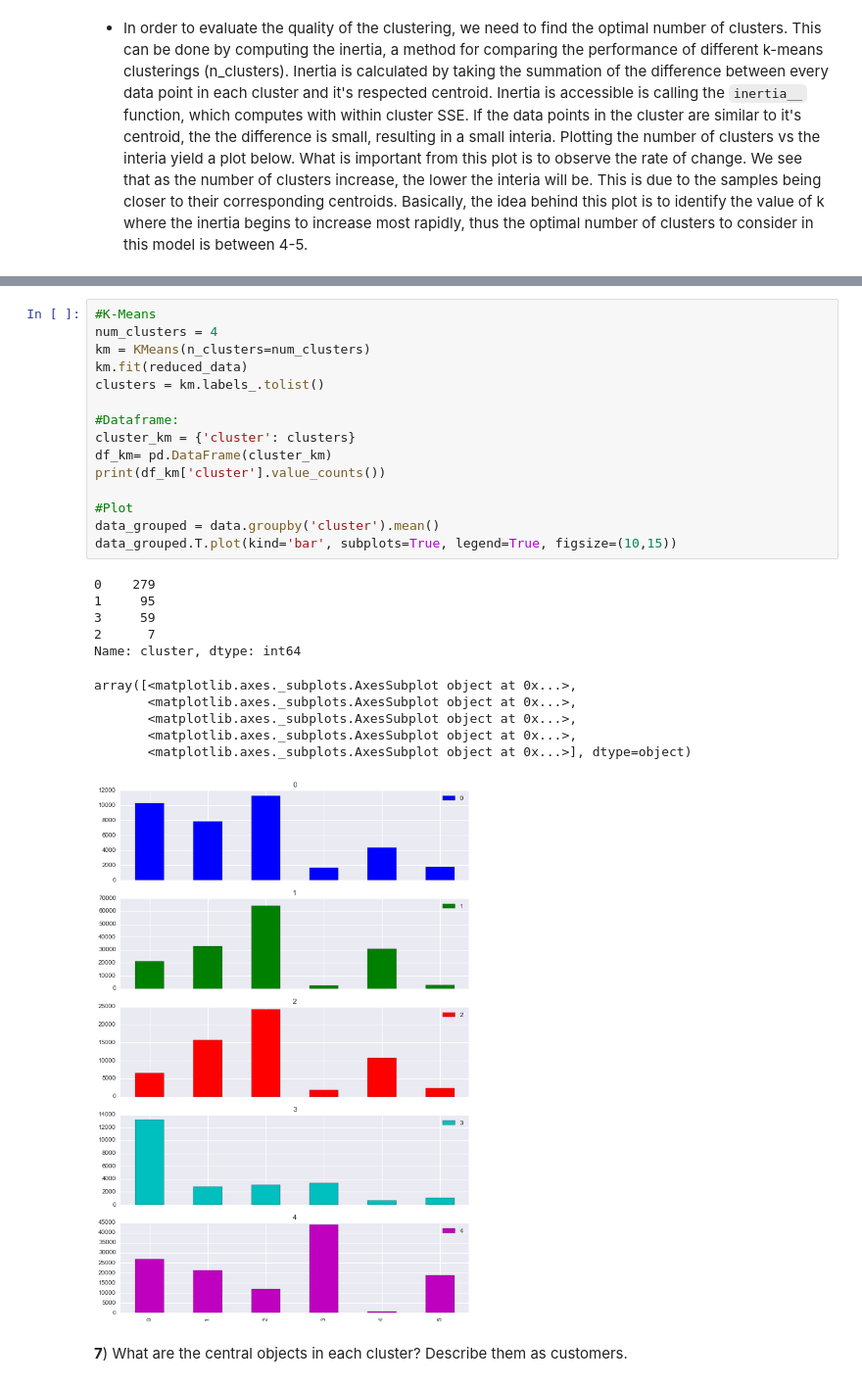
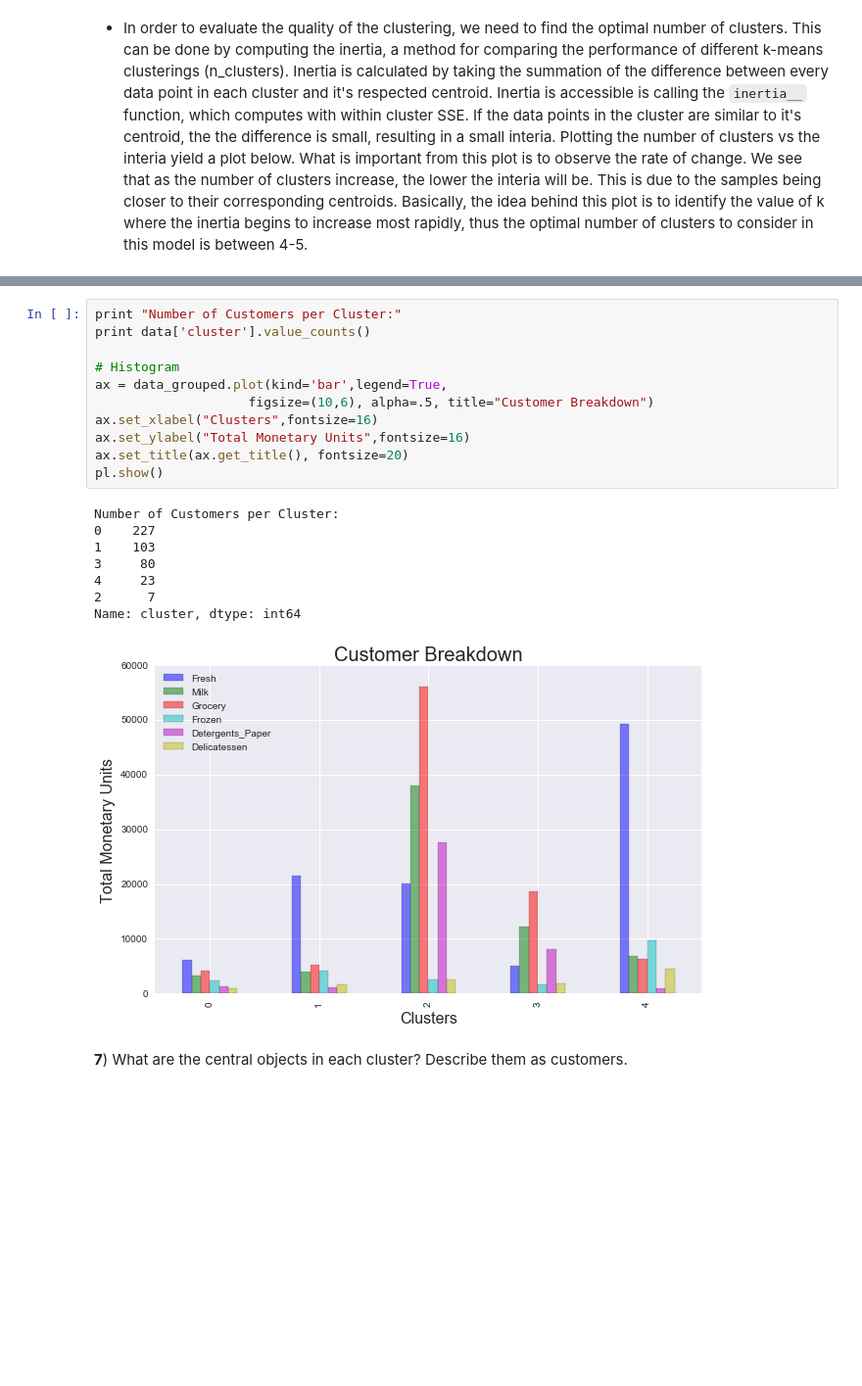
Before and after one commit to Tsmith5151/Customer-Segments, a Jupyter notebook: customer_segments.ipynb, the cells around one changed output, grey strips where cells are left out. Shown at 98% size. Drawn from its saved outputs; the diff is of its cells as text; blank space fills up the shorter version.

```diff
--- a/customer_segments.ipynb
+++ b/customer_segments.ipynb
@@ -471,30 +483,23 @@ cluster_plot()
-# %%
-#K-Means
-num_clusters = 4
-km = KMeans(n_clusters=num_clusters)
-km.fit(reduced_data)
-clusters = km.labels_.tolist()
-
-#Dataframe:
-cluster_km = {'cluster': clusters}
-df_km= pd.DataFrame(cluster_km)
-print(df_km['cluster'].value_counts())
-
-#Plot
-data_grouped = data.groupby('cluster').mean()
-data_grouped.T.plot(kind='bar', subplots=True, legend=True, figsize=(10,15))
-# %% [output]
-0    279
-1     95
-3     59
-2      7
-Name: cluster, dtype: int64
-array([<matplotlib.axes._subplots.AxesSubplot object at 0x...>,
-       <matplotlib.axes._subplots.AxesSubplot object at 0x...>,
-       <matplotlib.axes._subplots.AxesSubplot object at 0x...>,
-       <matplotlib.axes._subplots.AxesSubplot object at 0x...>,
-       <matplotlib.axes._subplots.AxesSubplot object at 0x...>], dtype=object)
-[figure, removed]
+# %%
+print "Number of Customers per Cluster:"
+print data['cluster'].value_counts()
+
+# Histogram
+ax = data_grouped.plot(kind='bar',legend=True,
+                    figsize=(10,6), alpha=.5, title="Customer Breakdown")
+ax.set_xlabel("Clusters",fontsize=16)
+ax.set_ylabel("Total Monetary Units",fontsize=16)
+ax.set_title(ax.get_title(), fontsize=20)
+pl.show()
+# %% [output]
+Number of Customers per Cluster:
+0    227
+1    103
+3     80
+4     23
+2      7
+Name: cluster, dtype: int64
+[figure, added]
 # %% [markdown]
 **7**) What are the central objects in each cluster? Describe them as customers.
 # %% [markdown]
```
Also changed, not shown: parts of 14 cells of this notebook.
